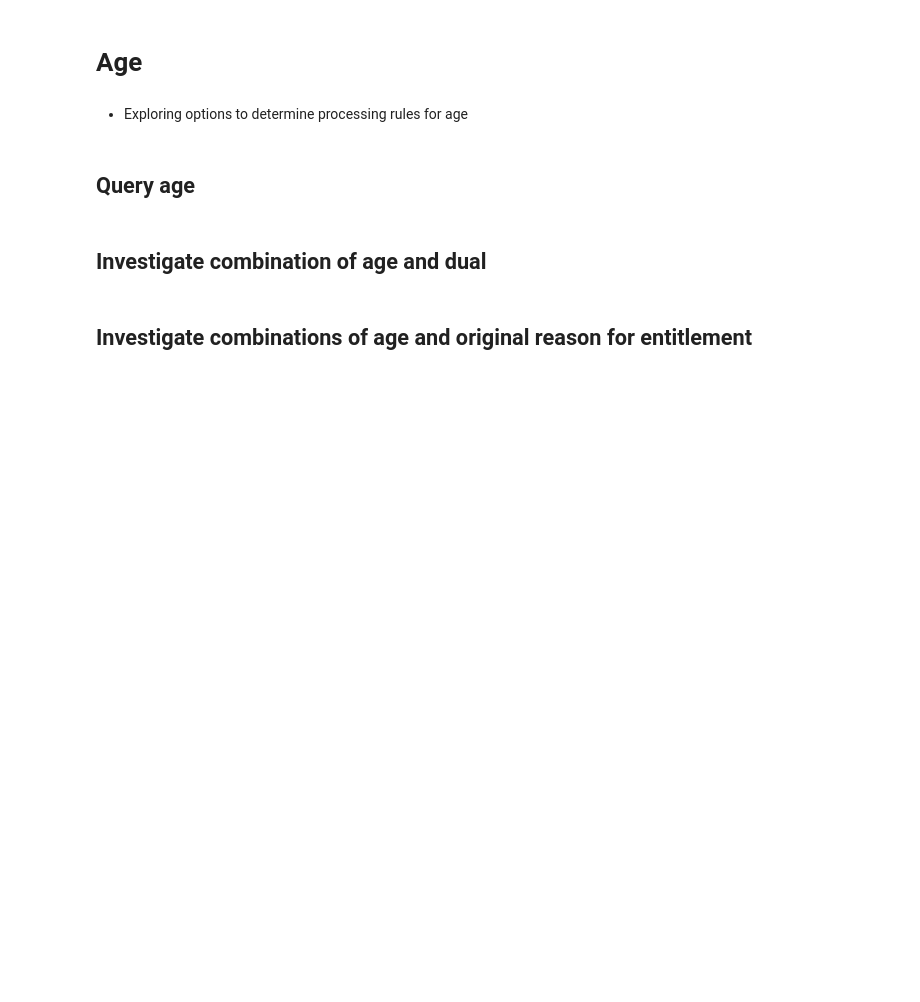
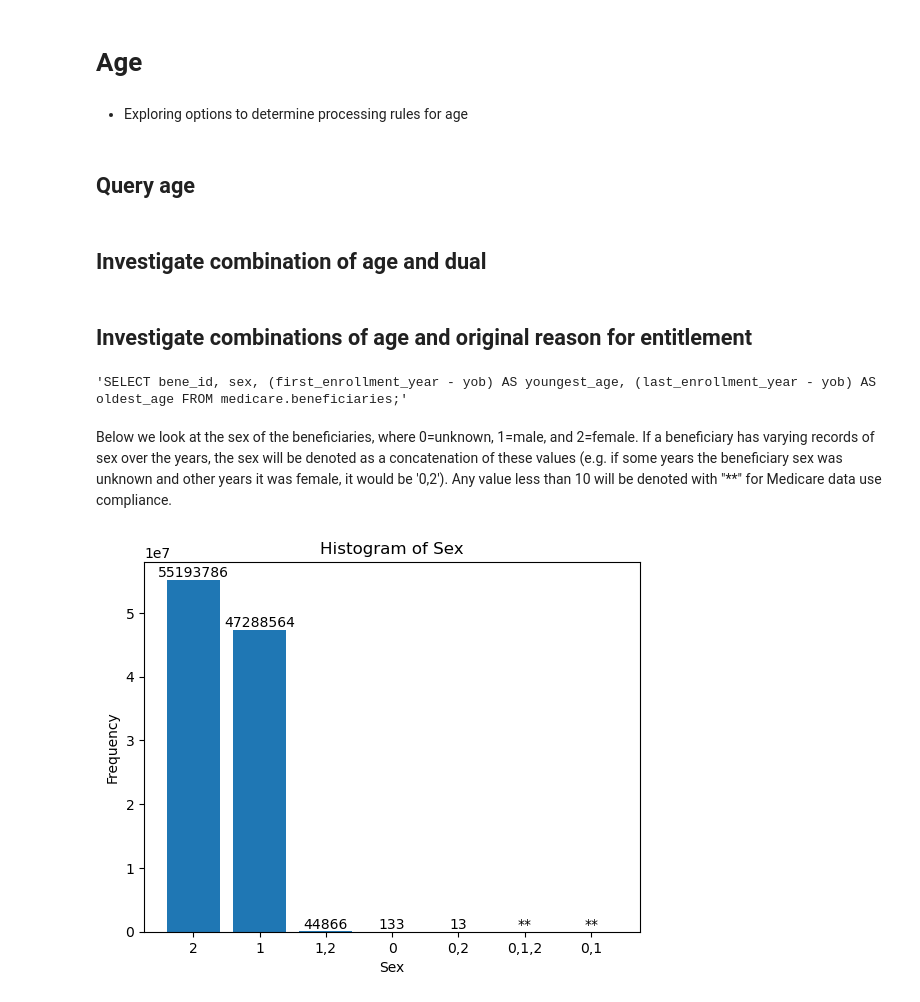
Before and after one commit to NSAPH-Data-Processing/us_census_zcta_time_series, a Jupyter notebook: notebooks/age.ipynb, the cells around one changed output. Cells and saved outputs as stored; diff of their text form; code cells hidden in the pictures; blank space fills up the shorter version.

```diff
--- a/notebooks/age.ipynb
+++ b/notebooks/age.ipynb
@@ -38,9 +39,11 @@ connection = pg.connect(
 # %% [markdown]
 ## Investigate combinations of age and original reason for entitlement
 # %%
-sql_query = f"""SELECT * FROM medicare.beneficiaries LIMIT 10;"""
+sql_query = f"""SELECT bene_id, sex, (first_enrollment_year - yob) AS youngest_age, (last_enrollment_year - yob) AS oldest_age FROM medicare.beneficiaries;"""
 # %%
 sql_query
+# %% [output]
+'SELECT bene_id, sex, (first_enrollment_year - yob) AS youngest_age, (last_enrollment_year - yob) AS oldest_age FROM medicare.beneficiaries;'
 # %%
 ## Request query ----
 df = pd.read_sql_query(sql_query, connection, index_col = 'bene_id').reset_index()
@@ -47,0 +50,24 @@ df
+# %% [markdown]
+Below we look at the sex of the beneficiaries, where 0=unknown, 1=male, and 2=female. If a beneficiary has varying records of sex over the years, the sex will be denoted as a concatenation of these values (e.g. if some years the beneficiary sex was unknown and other years it was female, it would be '0,2'). Any value less than 10 will be denoted with "\*\*" for Medicare data use compliance.
+# %%
+unique_sex = df.sex.unique()
+unique_sex_counts = df['sex'].value_counts()
+
+plt.bar(range(len(unique_sex)), unique_sex_counts, tick_label=unique_sex)
+
+# Add value counts on top of the bars
+for i, count in enumerate(unique_sex_counts):
+    if count > 10:
+        plt.text(i, count, str(count), ha='center', va='bottom')
+    else:
+        plt.text(i, count, "**", ha='center', va='bottom')
+
+# Add labels and title
+plt.xlabel('Sex')
+plt.ylabel('Frequency')
+plt.title('Histogram of Sex')
+
+# Display the histogram
+plt.show()
+# %% [output]
+[figure, added]
```
Also changed, not shown: parts of 10 cells of this notebook.
